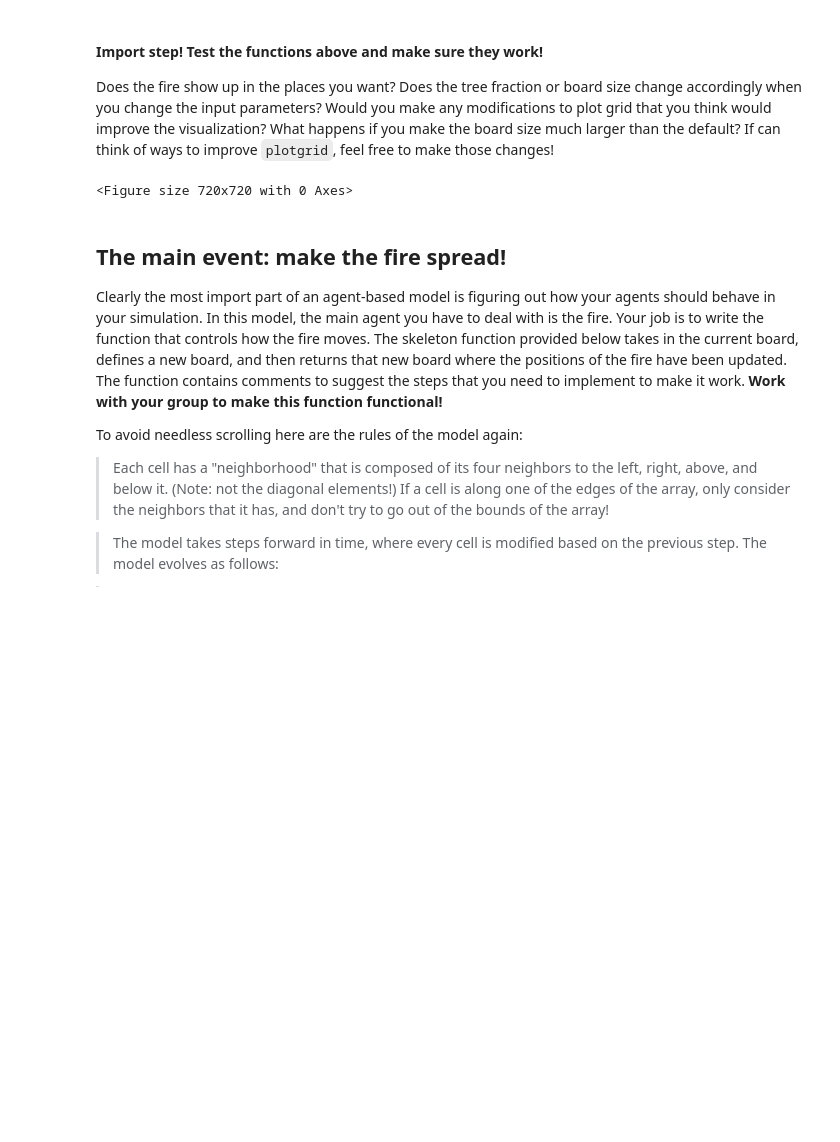
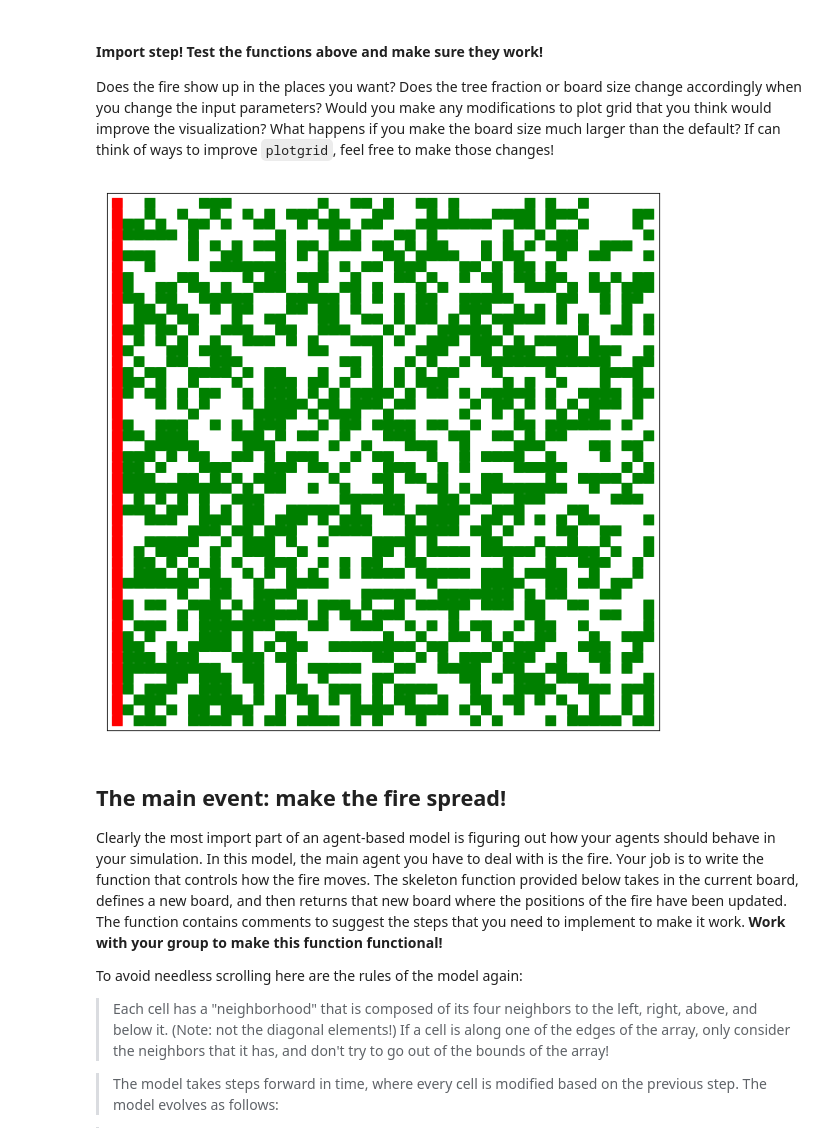
Before and after one commit to nathankurt/CMSE201, a Jupyter notebook: In-Class/Day-12_In-Class_ForestFiresABM-STUDENT.ipynb, the cells around one changed output. Cells and saved outputs as stored; diff of their text form; code cells hidden in the pictures; blank space fills up the shorter version.

```diff
--- a/In-Class/Day-12_In-Class_ForestFiresABM-STUDENT.ipynb
+++ b/In-Class/Day-12_In-Class_ForestFiresABM-STUDENT.ipynb
@@ -165,9 +166,11 @@ Does the fire show up in the places you want? Does the tree fraction or board si
 # %%
 # put your test code here. Make a plot to check it.
 # we're going to define a default figure size for you to make things look nice
 fig = plt.figure(figsize=(10,10))
+arr = set_board()
+plotgrid(arr)
 # %% [output]
-<Figure size 720x720 with 0 Axes>
+[figure, added]
 # %% [markdown]
 ## The main event: make the fire spread!
 
```
Also changed, not shown: parts of 6 cells of this notebook, 2 other files.
